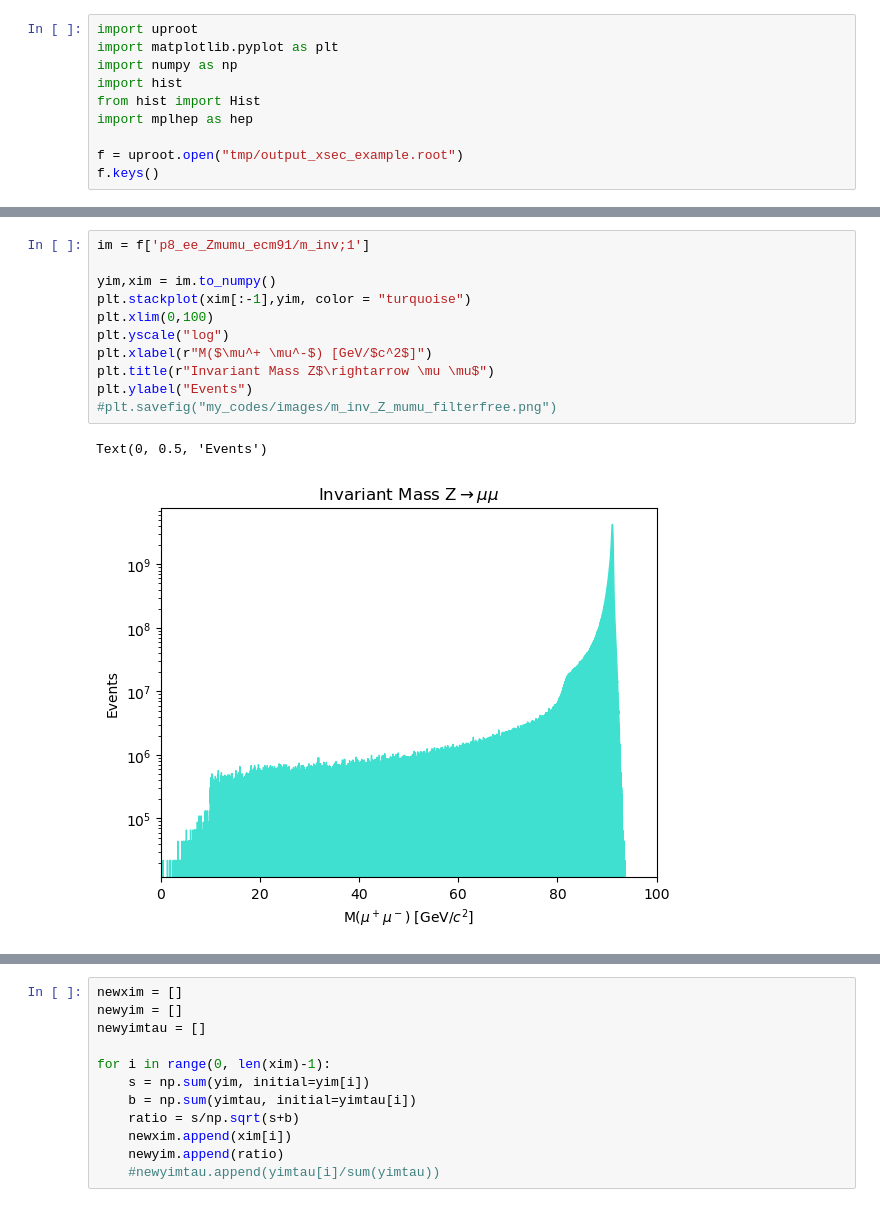
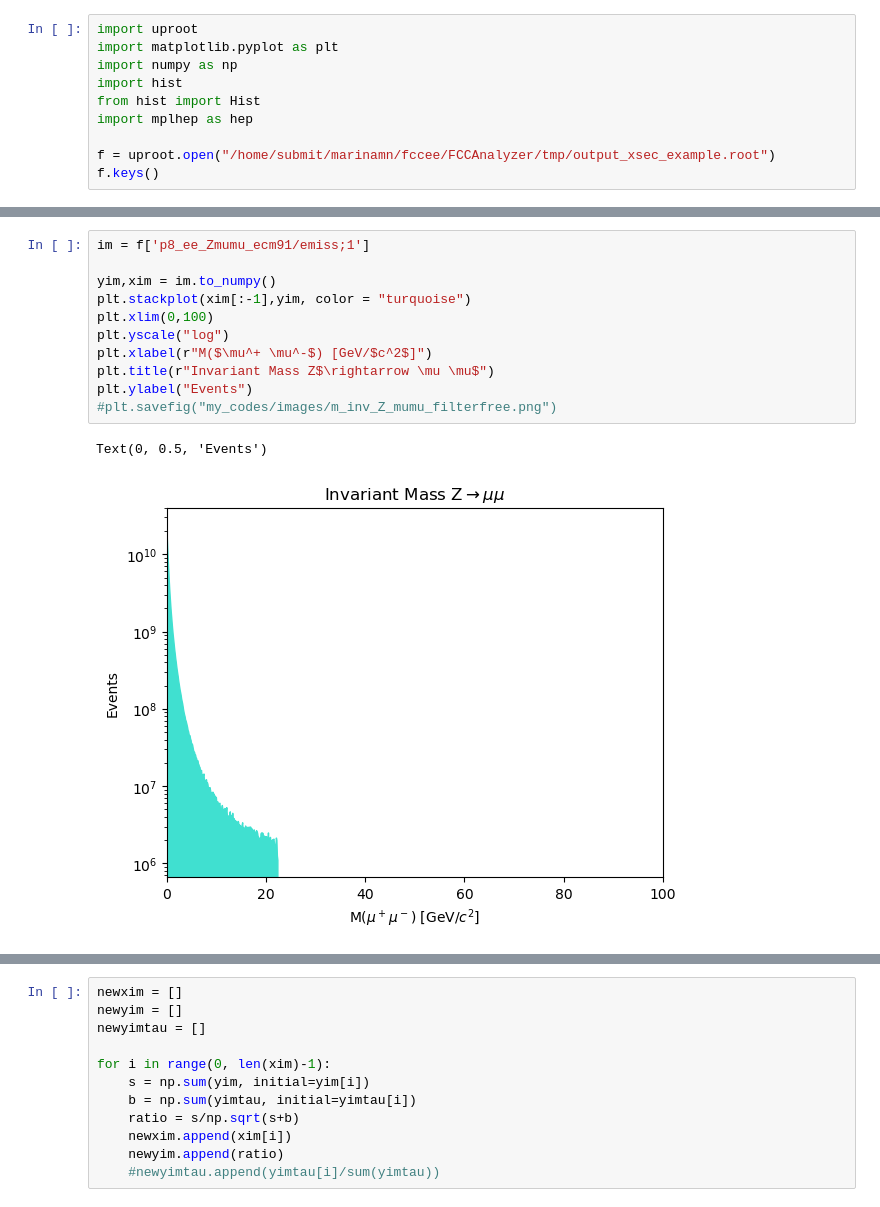
Before and after one commit to marinamn1/FCCAnalyzer, a Jupyter notebook: my_codes/Muon_and_Tau_analysis.ipynb, the cells around one changed output, grey strips where cells are left out. Drawn from its saved outputs; the diff is of its cells as text.

```diff
--- a/my_codes/Muon_and_Tau_analysis.ipynb
+++ b/my_codes/Muon_and_Tau_analysis.ipynb
@@ -6,7 +6,7 @@ import hist
 from hist import Hist
 import mplhep as hep
 
-f = uproot.open("tmp/output_xsec_example.root")
+f = uproot.open("/home/submit/marinamn/fccee/FCCAnalyzer/tmp/output_xsec_example.root")
 f.keys()
 # %% [output]
 ['p8_ee_Zmumu_ecm91;1',
@@ -86,15 +90,15 @@ Text(0.5, 1.0, '$\\theta$ Distribution Z $\\rightarrow \\mu \\mu$')
 # %%
-im = f['p8_ee_Zmumu_ecm91/m_inv;1']
+im = f['p8_ee_Zmumu_ecm91/emiss;1']
 
 yim,xim = im.to_numpy()
 plt.stackplot(xim[:-1],yim, color = "turquoise")
 plt.xlim(0,100)
 plt.yscale("log")
 plt.xlabel(r"M($\mu^+ \mu^-$) [GeV/$c^2$]")
 plt.title(r"Invariant Mass Z$\rightarrow \mu \mu$")
 plt.ylabel("Events")
 #plt.savefig("my_codes/images/m_inv_Z_mumu_filterfree.png")
 # %% [output]
 Text(0, 0.5, 'Events')
-[figure, old version]
+[figure, new version]
 # %%
```
Also changed, not shown: parts of 8 cells of this notebook, 30 other files.
